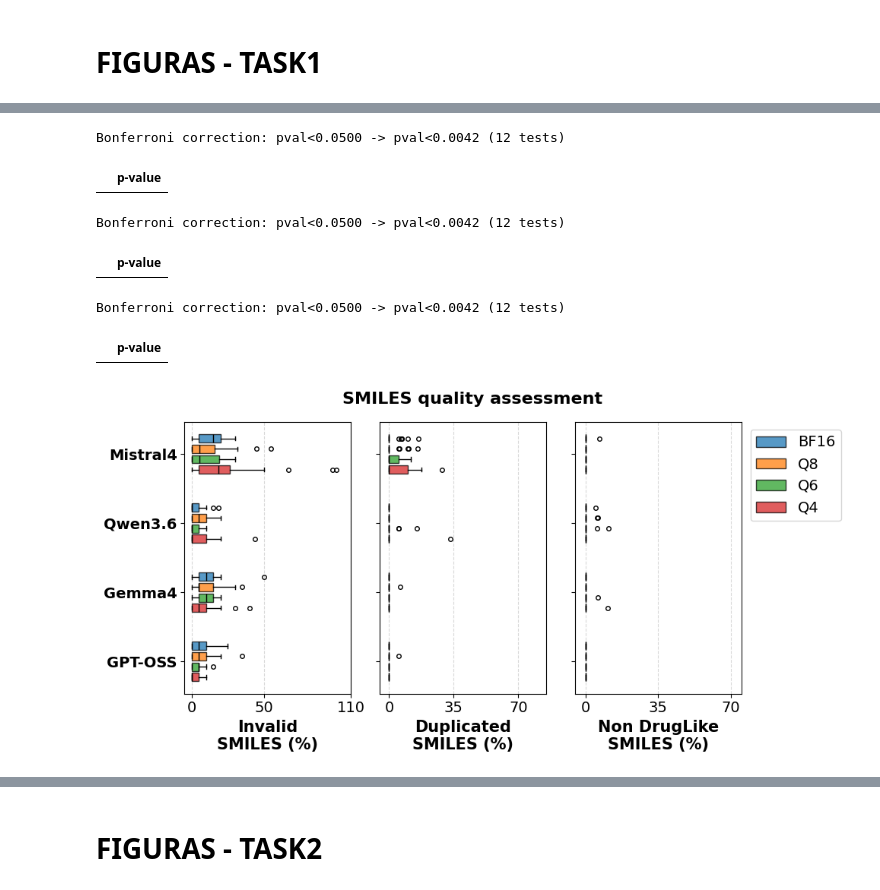
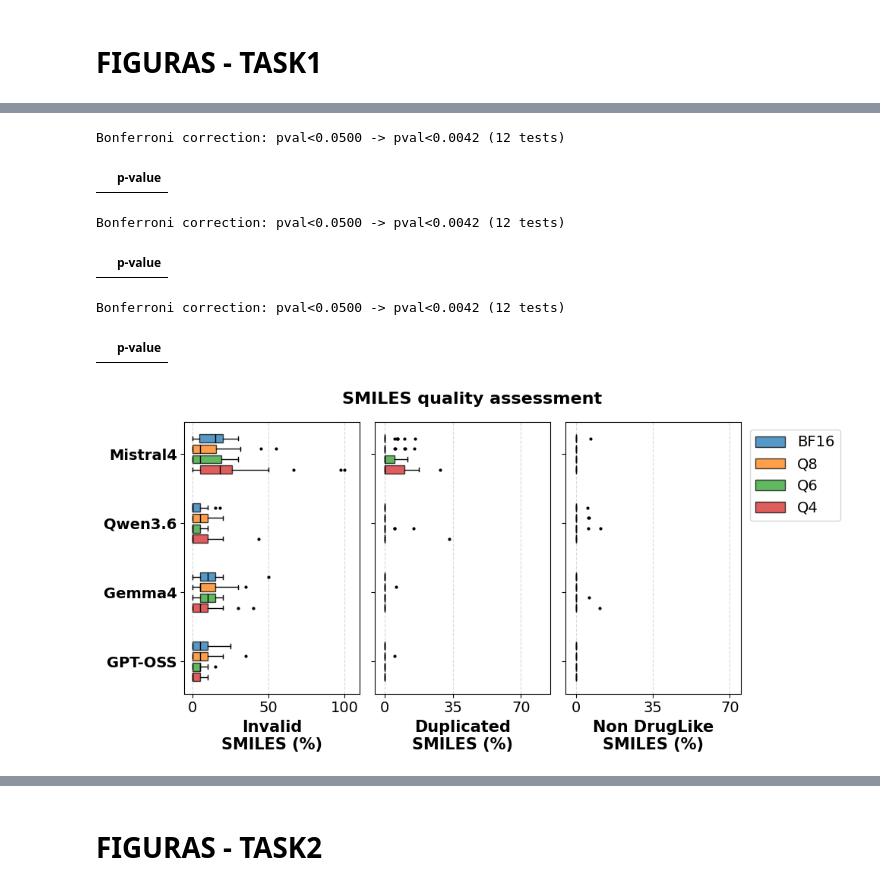
Before and after one commit to cnpem/quantization_LLM_smiles, a Jupyter notebook: src/analise_task2.ipynb, the cells around one changed output, grey strips where cells are left out. Cells and saved outputs as stored; diff of their text form; code cells hidden in the pictures.

```diff
--- a/src/analise_task2.ipynb
+++ b/src/analise_task2.ipynb
@@ -205,6 +329,11 @@ def calculate_intdiv(lst_smi):
 
     return intdiv
 
+def calculate_mw(lst_smi):
+    lst_mol = [Chem.MolFromSmiles(smi) for smi in lst_smi]
+    lst_mw  = [Descriptors.MolWt(mol) for mol in lst_mol]
+    return lst_mw
+
 def calculate_metrics(df):
     df['valid smiles']  = df['smiles'].apply(validate_smiles)
     df['unique smiles'] = df['valid smiles'].apply(smi_unique)
@@ -238,6 +367,7 @@ def calculate_metrics(df):
     df['pct_smi_notdruglike'] = (df['n_smi_notdruglike']/df['n_smi_valid']).fillna(0.0)
 
     df['intdiv'] = df['valid smiles'].apply(calculate_intdiv)
+    df['mw'] = df['valid smiles'].apply(calculate_mw)
 
     return df
 # %%
@@ -349,10 +444,3 @@ def plot_data(d_stats, df, stat, ylabel, ax=None, title='', ylim=None, prompt_av
 
     if ax is None:
         plt.show()
-# %%
-fig, ax = plt.subplots(2,1, figsize=(10, 5), sharex=True)
-fig.suptitle('LLM performance evaluation', fontsize=16, fontweight='bold')
-plot_data(d_stats=d_stats_task2, df=df_task2, stat='tokens_per_second', ax=ax[0], ylabel='TPS'           , ylim=[0,105], prompt_avg=None, prompt_std=0.0, scale=1, show_legend=True)
-#plot_data(d_stats=d_stats_task1, stat='duration_min',      ax=ax[1], ylabel='Duration (min)'  , ylim=[0,95],  prompt_avg=None, prompt_std=0.0, scale=1)
-plt.tight_layout()
-plt.show()
@@ -466,7 +578,7 @@ def plot_data_hboxplot(df, stat, ylabel, ax=None, title='', xlim=None, xticks=No
                    medianprops={'color':'black', 'linewidth':1.0},
                    whiskerprops={'color':'black', 'linewidth':1.0},
                    capprops={'color':'black', 'linewidth':1.0},
-                   flierprops={'color':'black', 'linewidth':1.0, 'marker':'o', 'markersize':4, 'markeredgecolor':'black'},
+                   flierprops={'color':'black', 'linewidth':1.0, 'marker':'o', 'markersize':2, 'markeredgecolor':'black', 'markerfacecolor':'black'},
                    positions=pos, widths=box_width*0.8, manage_ticks=False)
         legend_handles.append(box['boxes'][0])
 
@@ -1372,23 +1492,22 @@ TypeError: plot_data() missing 1 required positional argument: 'df'
 # %%
-pval=0.05
 
 fig, ax = plt.subplots(1,3, figsize=(10, 5), sharey=True)
 fig.suptitle('SMILES quality assessment', fontsize=16, fontweight='bold')
-plot_data_hboxplot(df_task1, 'pct_smi_invalid', ax=ax[0], ylabel='Invalid\nSMILES (%)', xlim=[-5,105], xticks=[0,50,110], scale=100, show_legend=False)
+plot_data_hboxplot(df_task1, 'pct_smi_invalid', ax=ax[0], ylabel='Invalid\nSMILES (%)', xlim=[-5,110], xticks=[0,50,100], scale=100, show_legend=False)
 plot_data_hboxplot(df_task1, 'pct_smi_duplicated', ax=ax[1], ylabel='Duplicated\nSMILES (%)', xlim=[-5,85], xticks=[0,35,70], scale=100, show_legend=False)
 plot_data_hboxplot(df_task1, 'pct_smi_notdruglike', ax=ax[2], ylabel='Non DrugLike\nSMILES (%)', xlim=[-5,75], xticks=[0,35,70], scale=100, show_legend=True)
 
 annonate_hboxplot(ax[0], df=df_task1, col='pct_smi_invalid',     pval=pval, x=105)
 annonate_hboxplot(ax[1], df=df_task1, col='pct_smi_duplicated',  pval=pval, x=65)
 annonate_hboxplot(ax[2], df=df_task1, col='pct_smi_notdruglike', pval=pval, x=65)
 
 plt.tight_layout()
 plt.show()
 # %% [output]
 Bonferroni correction: pval<0.0500 -> pval<0.0042 (12 tests)
 |  | p-value |
 Bonferroni correction: pval<0.0500 -> pval<0.0042 (12 tests)
 |  | p-value |
 Bonferroni correction: pval<0.0500 -> pval<0.0042 (12 tests)
 |  | p-value |
-[figure, old version]
+[figure, new version]
```
Also changed, not shown: parts of 46 cells of this notebook.
